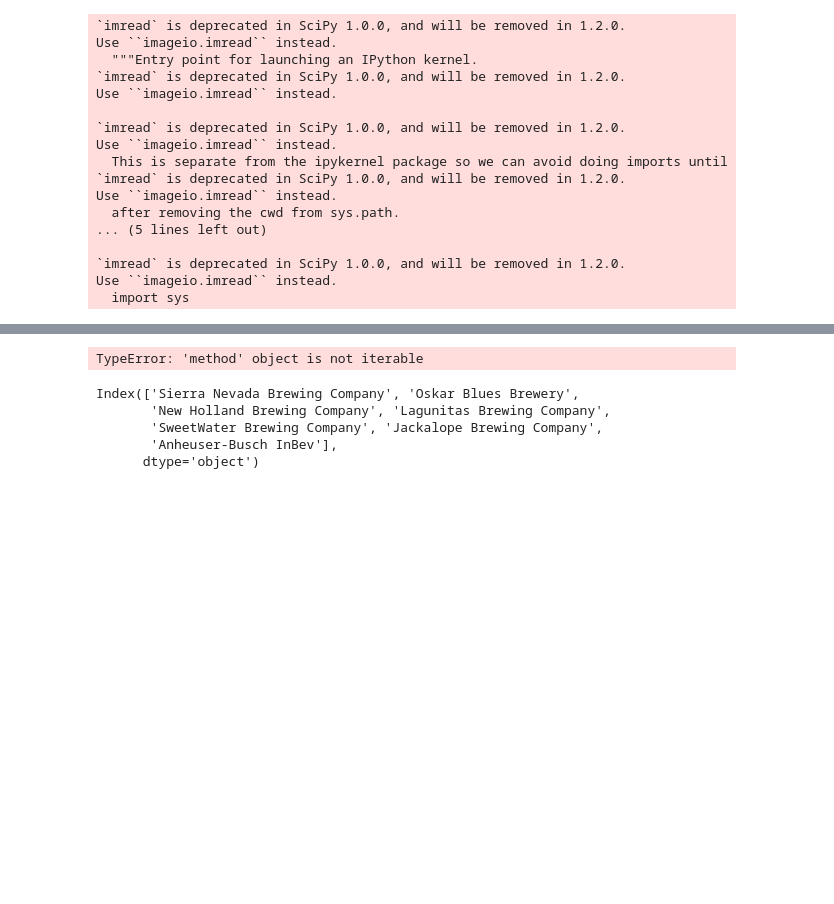
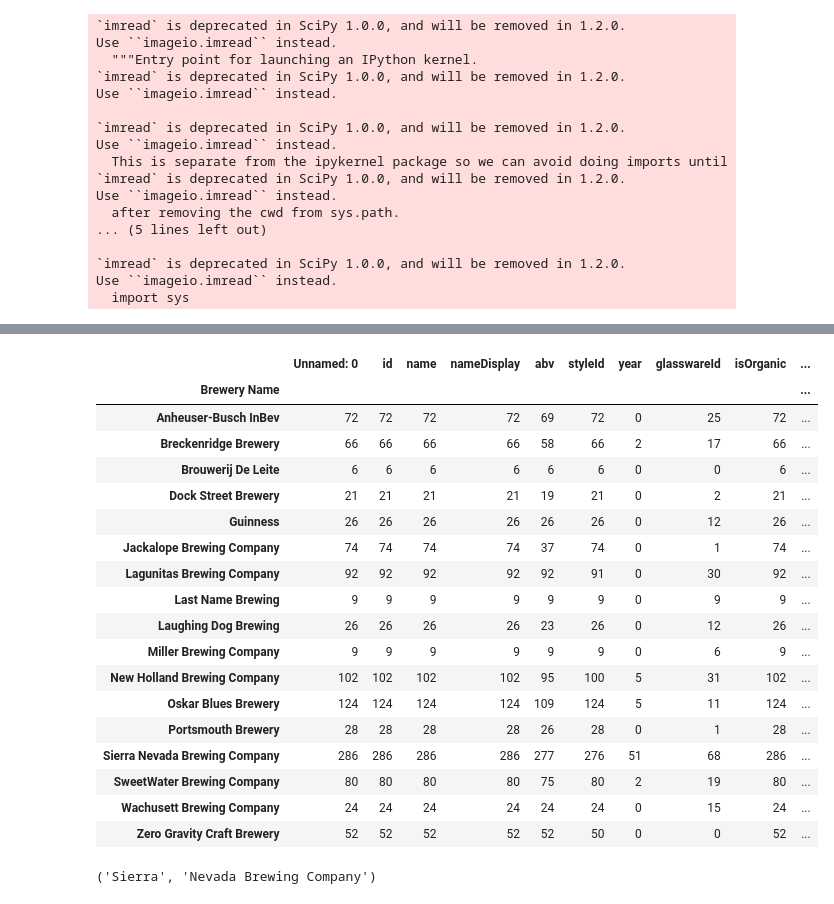
Before and after one commit to sponre01/project-one, a Jupyter notebook: Brewery_Comparison.ipynb, the cells around one changed output, grey strips where cells are left out. Saved outputs shown, nothing was run; the diff lists cells and outputs as text; code cells hidden in the pictures; blank space fills up the shorter version.

```diff
--- a/Brewery_Comparison.ipynb
+++ b/Brewery_Comparison.ipynb
@@ -157,4 +154,0 @@ plt.xticks(xt,xl,rotation=-45)
-# %%
-xt = np.arange(100, 1400,200)
-# %% [output]
-TypeError: 'method' object is not iterable
@@ -163,8 +155,27 @@ xl = bb[0:7].index
-# %%
-bb[0:7].index
-# %% [output]
-Index(['Sierra Nevada Brewing Company', 'Oskar Blues Brewery',
-       'New Holland Brewing Company', 'Lagunitas Brewing Company',
-       'SweetWater Brewing Company', 'Jackalope Brewing Company',
-       'Anheuser-Busch InBev'],
-      dtype='object')
+# %%
+beerbrewed.groupby('Brewery Name').count()
+# %% [output]
+|  | Unnamed: 0 | id | name | nameDisplay | abv | styleId | year | glasswareId | isOrganic | ... |
+| Brewery Name |  |  |  |  |  |  |  |  |  | ... |
+| Anheuser-Busch InBev | 72 | 72 | 72 | 72 | 69 | 72 | 0 | 25 | 72 | ... |
+| Breckenridge Brewery | 66 | 66 | 66 | 66 | 58 | 66 | 2 | 17 | 66 | ... |
+| Brouwerij De Leite | 6 | 6 | 6 | 6 | 6 | 6 | 0 | 0 | 6 | ... |
+| Dock Street Brewery | 21 | 21 | 21 | 21 | 19 | 21 | 0 | 2 | 21 | ... |
+| Guinness | 26 | 26 | 26 | 26 | 26 | 26 | 0 | 12 | 26 | ... |
+| Jackalope Brewing Company | 74 | 74 | 74 | 74 | 37 | 74 | 0 | 1 | 74 | ... |
+| Lagunitas Brewing Company | 92 | 92 | 92 | 92 | 92 | 91 | 0 | 30 | 92 | ... |
+| Last Name Brewing | 9 | 9 | 9 | 9 | 9 | 9 | 0 | 9 | 9 | ... |
+| Laughing Dog Brewing | 26 | 26 | 26 | 26 | 23 | 26 | 0 | 12 | 26 | ... |
+| Miller Brewing Company | 9 | 9 | 9 | 9 | 9 | 9 | 0 | 6 | 9 | ... |
+| New Holland Brewing Company | 102 | 102 | 102 | 102 | 95 | 100 | 5 | 31 | 102 | ... |
+| Oskar Blues Brewery | 124 | 124 | 124 | 124 | 109 | 124 | 5 | 11 | 124 | ... |
+| Portsmouth Brewery | 28 | 28 | 28 | 28 | 26 | 28 | 0 | 1 | 28 | ... |
+| Sierra Nevada Brewing Company | 286 | 286 | 286 | 286 | 277 | 276 | 51 | 68 | 286 | ... |
+| SweetWater Brewing Company | 80 | 80 | 80 | 80 | 75 | 80 | 2 | 19 | 80 | ... |
+| Wachusett Brewing Company | 24 | 24 | 24 | 24 | 24 | 24 | 0 | 15 | 24 | ... |
+| Zero Gravity Craft Brewery | 52 | 52 | 52 | 52 | 52 | 50 | 0 | 0 | 52 | ... |
+# %%
+brew_names = bb[0:7].index.str.split(n=1,expand=True)[0]
+brew_names
+# %% [output]
+('Sierra', 'Nevada Brewing Company')
```
Also changed, not shown: parts of 8 cells of this notebook, 4 other files.
